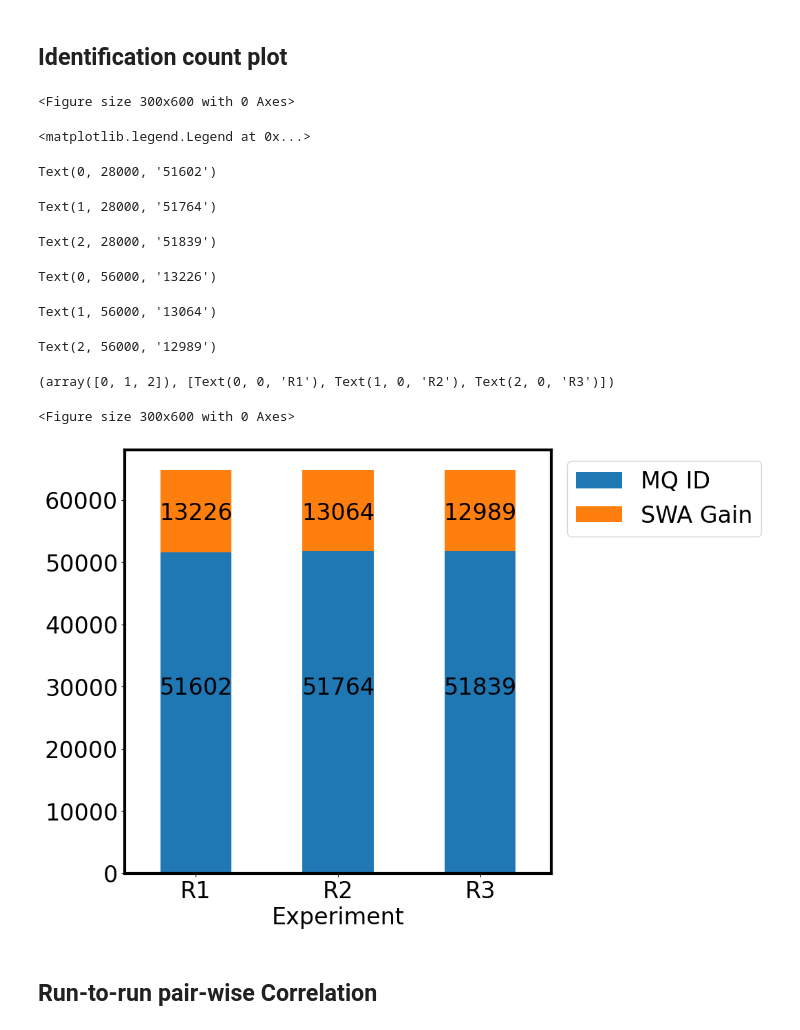
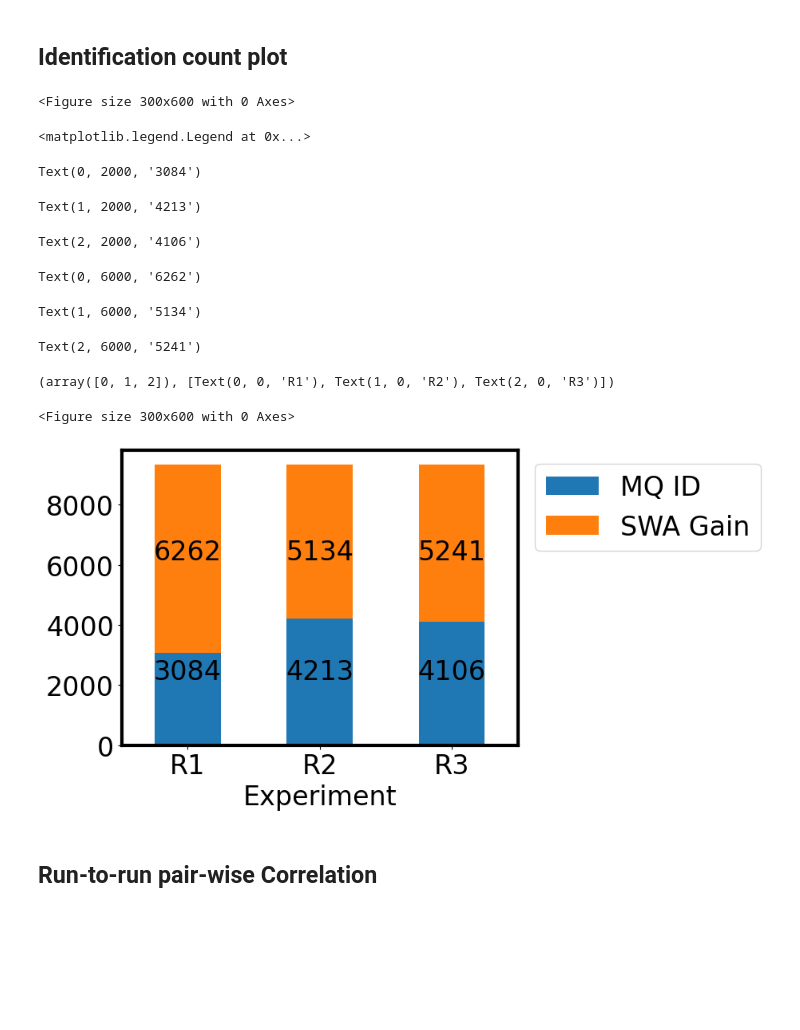
Before and after one commit to wilhelm-lab/SWAPS, a Jupyter notebook: notebooks/paper_11_compare_to_MBR.ipynb, the cells around one changed output. Cells and saved outputs as stored; diff of their text form; code cells hidden in the pictures; blank space fills up the shorter version.

```diff
--- a/notebooks/paper_11_compare_to_MBR.ipynb
+++ b/notebooks/paper_11_compare_to_MBR.ipynb
@@ -246,7 +248,7 @@ reg_int, abs_residue, valid_idx = plot_scatter(
 # %% [markdown]
 # SWAPS MBR
 # %%
-def read_swaps_result(result_path, spec_dir, read_ps: bool = True):
+def read_swaps_result(result_path, spec_dir: str = "", read_ps: bool = True):
     maxquant_result_ref = pd.read_pickle(
         os.path.join(result_path, "maxquant_result_ref.pkl")
     )
@@ -351,8 +353,9 @@ R1_R3 = pd.merge(
 # %% [markdown]
 ## Identification count plot
 # %%
+int_thres = 100
 R1_to_combine = R1.loc[
-    R1["sum_intensity"] > 0,
+    R1["sum_intensity"] > int_thres,
     [
         "Sequence",
         "Modifications",
@@ -364,7 +367,7 @@ R1_to_combine = R1.loc[
 ]
 R1_to_combine["Experiment"] = "R1"
 R2_to_combine = R2.loc[
-    R2["sum_intensity"] > 0,
+    R2["sum_intensity"] > int_thres,
     [
         "Sequence",
         "Modifications",
@@ -376,7 +379,7 @@ R2_to_combine = R2.loc[
 ]
 R2_to_combine["Experiment"] = "R2"
 R3_to_combine = R3.loc[
-    R3["sum_intensity"] > 0,
+    R3["sum_intensity"] > int_thres,
     [
         "Sequence",
         "Modifications",
@@ -400,42 +403,42 @@ plt.figure(figsize=(3, 6))  # Set the size of the figure
 swaps_all["count"] = 1
 swaps_all_pivot = swaps_all.pivot_table(
     index="Experiment",
     columns="Source",
     values="count",
     aggfunc="sum",
     fill_value=0,
 )
 ax = swaps_all_pivot.plot(kind="bar", stacked=True, legend=True)
 ax.legend(bbox_to_anchor=(1.01, 1))
 for idx_col, col in enumerate(swaps_all_pivot.columns):
     for idx, val in enumerate(swaps_all_pivot.index):
         ax.text(
             x=idx,
-            y=(idx_col + 1) * 28000,
+            y=(idx_col * 2 + 1) * 2000,
             s=f"{swaps_all_pivot.loc[val, col]}",
             ha="center",
             va="bottom",
         )
 for spine in ax.spines.values():
     spine.set_linewidth(3)  # Increase this value for thicker lines
 plt.xticks(rotation=0)
 plt.savefig(
-    "/cmnfs/proj/ORIGINS/SWAPS_exp/SWAPS_paper_figures/revision/comparison_MBR/swap_mq_id.png",
+    "/cmnfs/proj/ORIGINS/SWAPS_precursor_sampling/bruker_nanoflow/SWAPS_exp/random_15min_MBR/swap_mq_id.png",
     bbox_inches="tight",
     dpi=300,
 )
 # %% [output]
 <Figure size 300x600 with 0 Axes>
 <matplotlib.legend.Legend at 0x...>
-Text(0, 28000, '51602')
+Text(0, 2000, '3084')
-Text(1, 28000, '51764')
+Text(1, 2000, '4213')
-Text(2, 28000, '51839')
+Text(2, 2000, '4106')
-Text(0, 56000, '13226')
+Text(0, 6000, '6262')
-Text(1, 56000, '13064')
+Text(1, 6000, '5134')
-Text(2, 56000, '12989')
+Text(2, 6000, '5241')
 (array([0, 1, 2]), [Text(0, 0, 'R1'), Text(1, 0, 'R2'), Text(2, 0, 'R3')])
 <Figure size 300x600 with 0 Axes>
-[figure, old version]
+[figure, new version]
 # %% [markdown]
 ## Run-to-run pair-wise Correlation
 # %%
```
Also changed, not shown: parts of 11 cells of this notebook, 1 other file.
